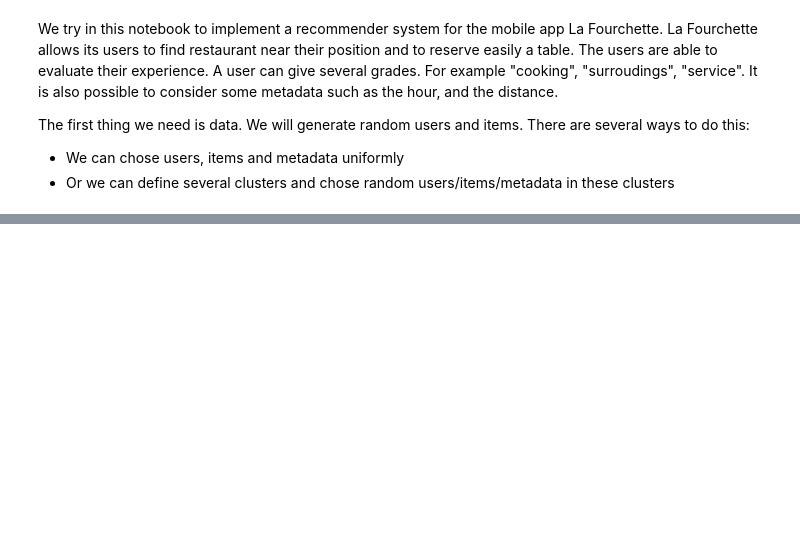
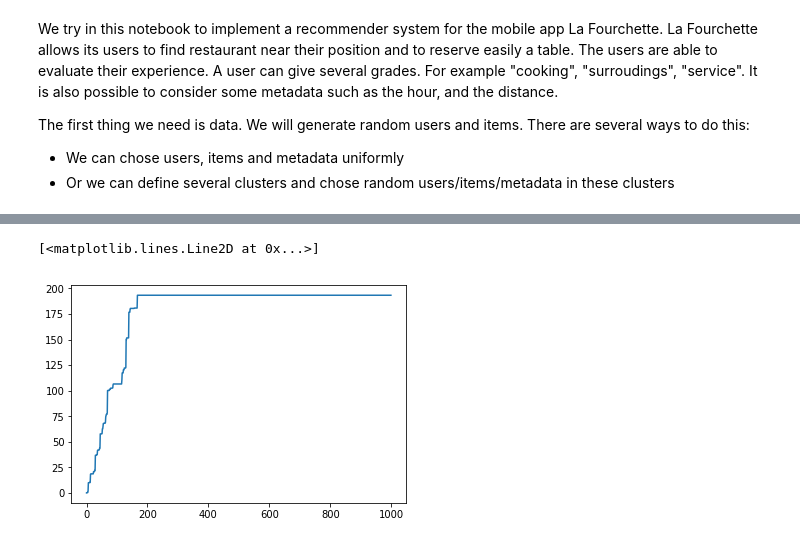
Before and after one commit to Scotchy/LaFourchette, a Jupyter notebook: RecommenderSystem.ipynb, the cells around one changed output, grey strips where cells are left out. Cells and saved outputs as stored; diff of their text form; code cells hidden in the pictures; blank space fills up the shorter version.

```diff
--- a/RecommenderSystem.ipynb
+++ b/RecommenderSystem.ipynb
@@ -210,4 +9,0 @@ env.reset(sp_dict)
-# %%
-from tqdm import tqdm_notebook
-for i in tqdm_notebook(range(1000)):
-    env.step()
@@ -305,0 +137,5 @@ b = np.array([1,2,3])
+# %%
+mplt.plot(r3[0][0])
+# %% [output]
+[<matplotlib.lines.Line2D at 0x...>]
+[figure, added]
```
Also changed, not shown: parts of 73 cells of this notebook, 5 other files.
